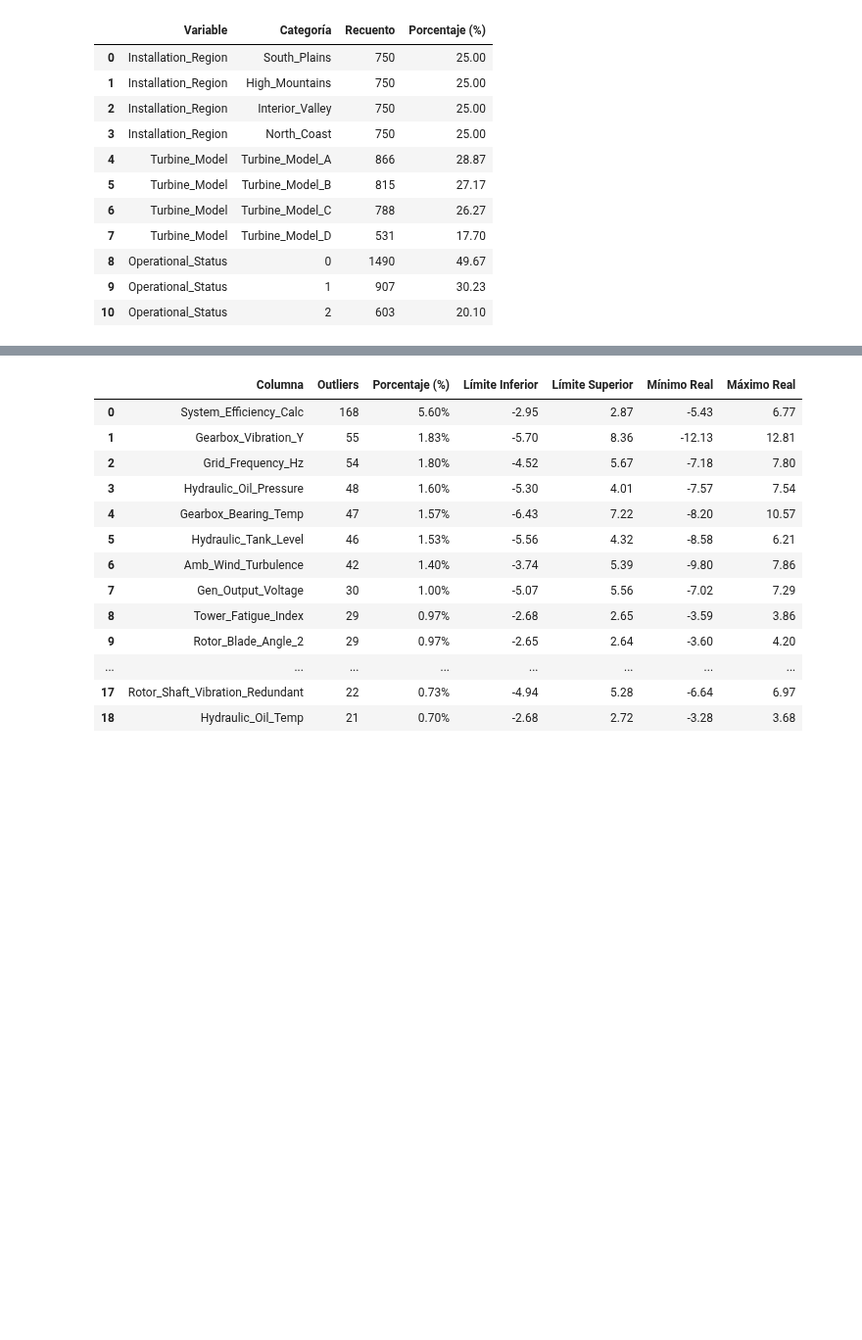
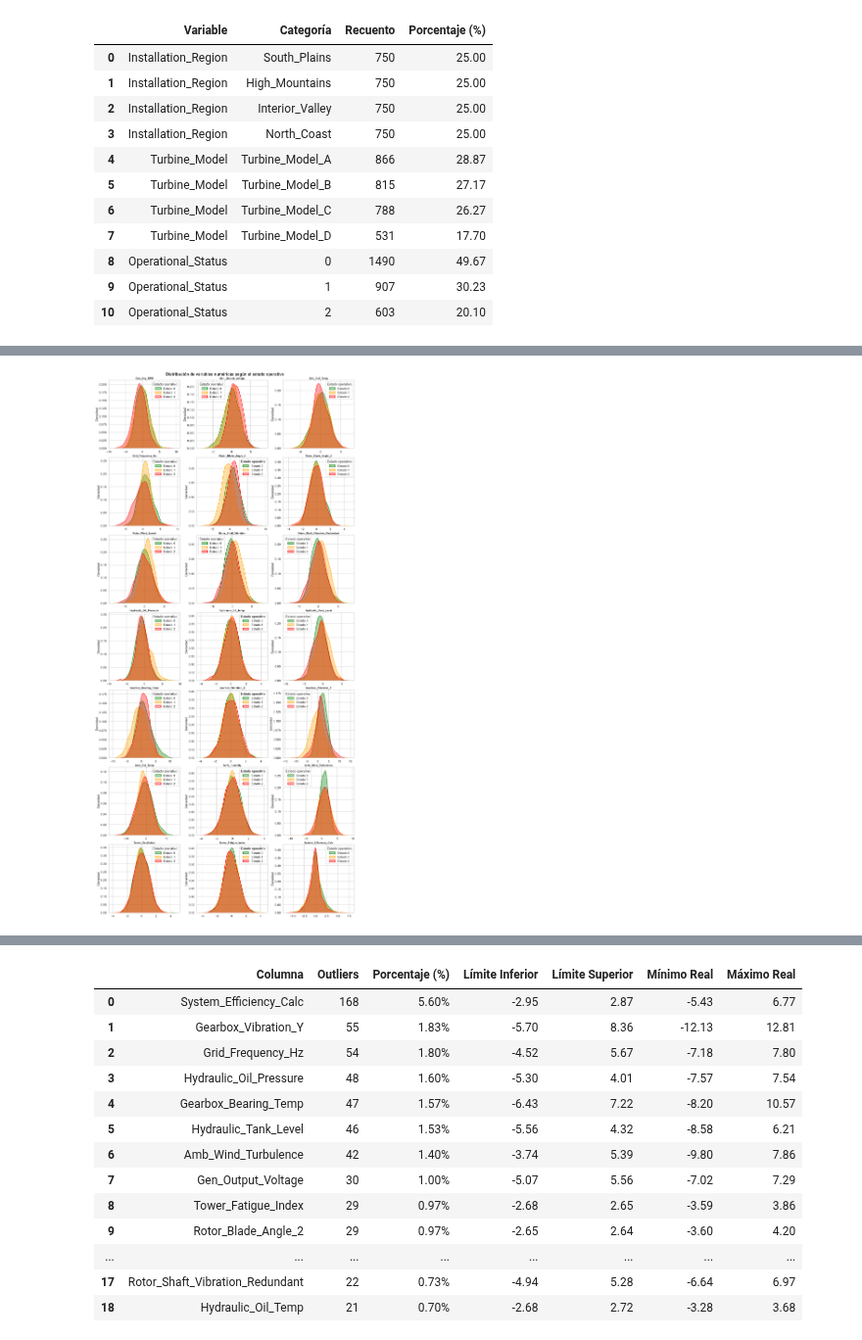
Before and after one commit to JulioUQ/Aprendizaje-automatico-con-python, a Jupyter notebook: Bloque 4 - Combinación-de-modelos/PEC/M2_891_20251_PEC4_UBEDAQUESADAJULIO.ipynb, the cells around one changed output, grey strips where cells are left out. Shown at 98% size. Cells and saved outputs as stored; diff of their text form; code cells hidden in the pictures; blank space fills up the shorter version.

```diff
--- a/Bloque 4 - Combinación-de-modelos/PEC/M2_891_20251_PEC4_UBEDAQUESADAJULIO.ipynb
+++ b/Bloque 4 - Combinación-de-modelos/PEC/M2_891_20251_PEC4_UBEDAQUESADAJULIO.ipynb
@@ -390 +624,72 @@ df_frecuencias
+# %%
+# Variables numéricas (excluyendo el target)
+target = "Operational_Status"
+num_vars = (
+    df
+    .select_dtypes(include=["number"])
+    .drop(columns=[target])
+    .columns
+    .tolist()
+)
+
+# Layout de subplots
+n_vars = len(num_vars)
+n_cols = 3
+n_rows = math.ceil(n_vars / n_cols)
+
+fig, axes = plt.subplots(
+    n_rows,
+    n_cols,
+    figsize=(20, 6 * n_rows),
+    constrained_layout=True
+)
+
+axes = axes.flatten()
+
+# Paleta de colores por clase
+color_map = {
+    0: "green",
+    1: "orange",
+    2: "red"
+}
+
+# Dibujar distribuciones
+for i, var in enumerate(num_vars):
+    ax = axes[i]
+
+    for status in sorted(df[target].unique()):
+        sns.kdeplot(
+            data=df[df[target] == status],
+            x=var,
+            ax=ax,
+            fill=True,
+            alpha=0.35,
+            linewidth=2,
+            label=f"Estado {status}",
+            color=color_map.get(status, "gray")
+        )
+
+    ax.set_title(f"{var}", fontsize=14, weight="bold")
+    ax.set_xlabel("")
+    ax.set_ylabel("Densidad")
+    ax.legend(title="Estado operativo")
+
+# Eliminar ejes vacíos
+for j in range(i + 1, len(axes)):
+    fig.delaxes(axes[j])
+
+# Título general
+fig.suptitle(
+    "Distribución de variables numéricas según el estado operativo",
+    fontsize=22,
+    weight="bold"
+)
+
+# Guardar figura
+plt.savefig(r"..\Visualizaciones\distribucion_variables_numericas_por_estado.png", dpi=300, bbox_inches="tight")
+
+# Mostrar figura
+plt.show()
+# %% [output]
+[figure, added]
 # %% [markdown]
```
Also changed, not shown: parts of 83 cells of this notebook, 18 other files.
